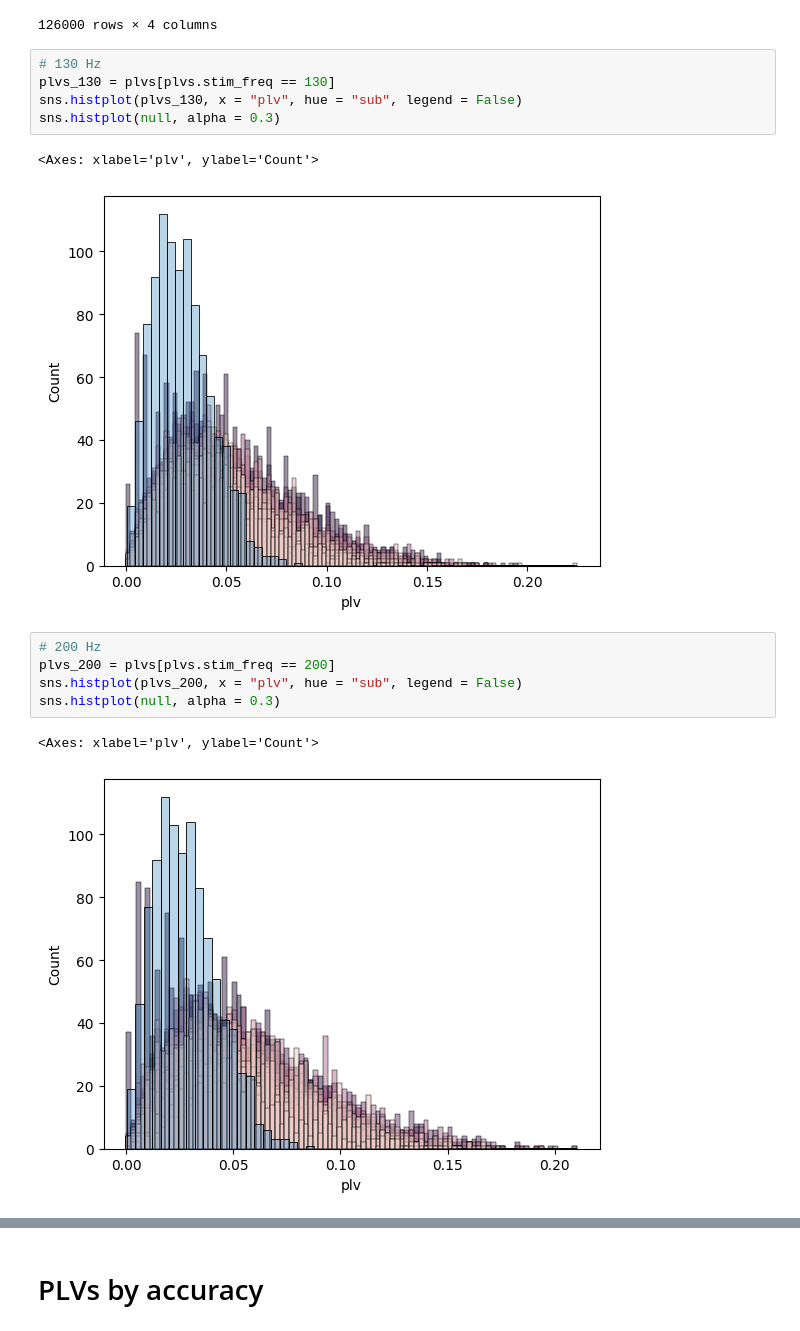
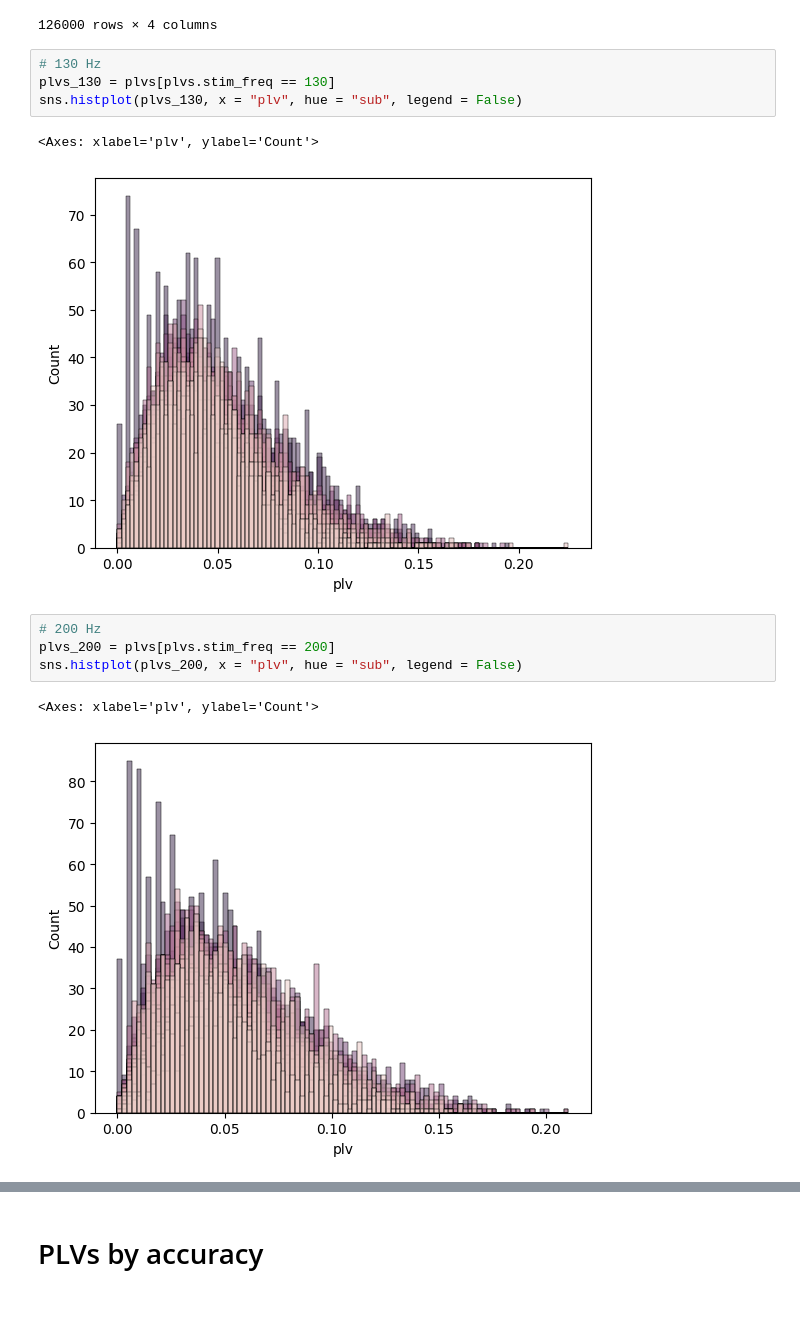
Before and after one commit to letitiayhho/tone-target-monitoring, a Jupyter notebook: analysis/plv.ipynb, the cells around one changed output, grey strips where cells are left out. Drawn from its saved outputs; the diff is of its cells as text.

```diff
--- a/analysis/plv.ipynb
+++ b/analysis/plv.ipynb
@@ -178,19 +162,17 @@ plvs
 # %%
 # 130 Hz
 plvs_130 = plvs[plvs.stim_freq == 130]
 sns.histplot(plvs_130, x = "plv", hue = "sub", legend = False)
-sns.histplot(null, alpha = 0.3)
 # %% [output]
 <Axes: xlabel='plv', ylabel='Count'>
-[figure, old version]
+[figure, new version]
 # %%
 # 200 Hz
 plvs_200 = plvs[plvs.stim_freq == 200]
 sns.histplot(plvs_200, x = "plv", hue = "sub", legend = False)
-sns.histplot(null, alpha = 0.3)
 # %% [output]
 <Axes: xlabel='plv', ylabel='Count'>
-[figure, old version]
+[figure, new version]
 # %%
 # 280 Hz
 plvs_280 = plvs[plvs.stim_freq == 280]
```
Also changed, not shown: parts of 32 cells of this notebook.
